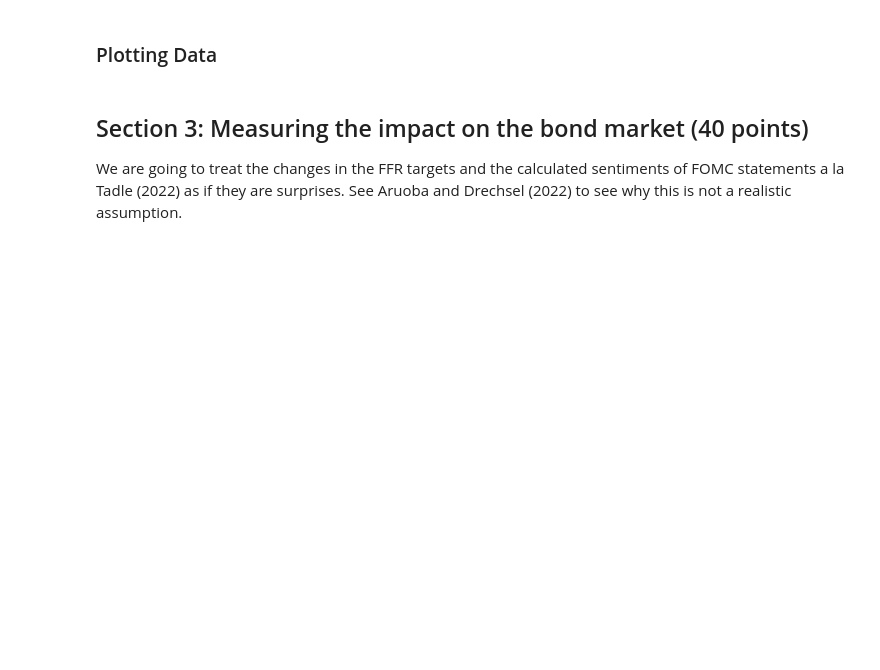
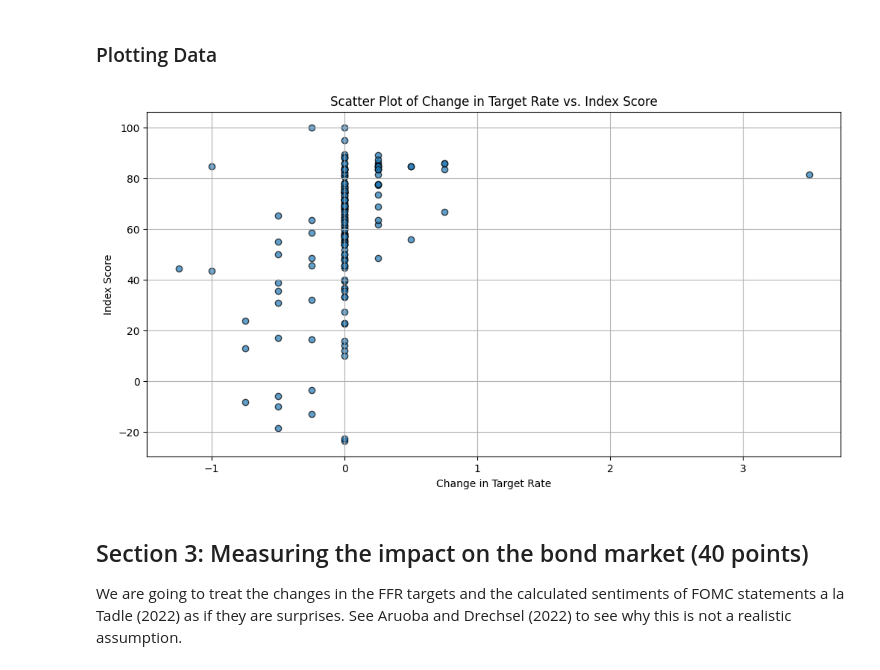
Before and after one commit to AntonioPineda29/Topics_Economics, a Jupyter notebook: 02_FOMC_statements_v4.ipynb, the cells around one changed output. Saved outputs shown, nothing was run; the diff lists cells and outputs as text; code cells hidden in the pictures; blank space fills up the shorter version.

```diff
--- a/02_FOMC_statements_v4.ipynb
+++ b/02_FOMC_statements_v4.ipynb
@@ -666,13 +697,15 @@ fred = Fred(api_key = fred_api_key)
 # %%
-dfedtar_data = fred.get_series('DFEDTAR')
-dfedtaru_data = fred.get_series('DFEDTARU')
+# dfedtar_data = fred.get_series('DFEDTAR')
+# dfedtaru_data = fred.get_series('DFEDTARU')
 
-fed_data = pd.DataFrame({'DFEDTAR': dfedtar_data, 'DFEDTARU': dfedtaru_data})
+# fed_data = pd.DataFrame({'DFEDTAR': dfedtar_data, 'DFEDTARU': dfedtaru_data})
 
-cutoff_date = pd.Timestamp('2008-12-15')
-fed_data['Target_Rate'] = fed_data.apply(
-    lambda row: row['DFEDTAR'] if row.name <= cutoff_date else row['DFEDTARU'], axis=1)
+# cutoff_date = pd.Timestamp('2008-12-15')
 
-fed_data = fed_data.drop(columns=['DFEDTAR', 'DFEDTARU'])
+# # Assign 'Target_Rate' based on the cutoff date condition
+# fed_data['Target_Rate'] = fed_data['DFEDTAR']
+# fed_data.loc[fed_data.index > cutoff_date, 'Target_Rate'] = fed_data['DFEDTARU']
 
-fed_data.head()
+# fed_data = fed_data.drop(columns=['DFEDTAR', 'DFEDTARU'])
+
+# fed_data.head()
@@ -681,8 +712,9 @@ AttributeError: 'xml.etree.ElementTree.Element' object has no attribute 'getchil
 # %%
-fed_data.index = pd.to_datetime(fed_data.index)
+#fed_data.index = pd.to_datetime(fed_data.index)
+date_indx_score_df.reset_index(inplace = True)
 date_indx_score_df['Date'] = pd.to_datetime(date_indx_score_df['Date'])
 
-merged_data = pd.merge(date_indx_score_df, fed_data, left_on='Date', right_index=True, how='inner')
-merged_data['Change_Target_Rate'] = merged_data['Target_Rate'].diff()
+doc_index_score_ffr_target_df = pd.merge(date_indx_score_df, fed_data, left_on = 'Date', right_on = 'Date', how = 'inner')
+doc_index_score_ffr_target_df['MOPL'] = doc_index_score_ffr_target_df['Target_Rate'].diff()
 
-merged_data.head()
+doc_index_score_ffr_target_df.head()
@@ -690,14 +729,16 @@ merged_data.head()
 ### Plotting Data
 # %%
 plt.figure(figsize=(12, 6))
-plt.scatter(merged_data['Change_Target_Rate'], merged_data['Index Score'], alpha=0.7, edgecolor='k')
+plt.scatter(doc_index_score_ffr_target_df['MOPL'], doc_index_score_ffr_target_df['Index Score'], alpha=0.7, edgecolor='k')
 
 plt.xlabel('Change in Target Rate')
 plt.ylabel('Index Score')
 plt.title('Scatter Plot of Change in Target Rate vs. Index Score')
 
 plt.grid()
 plt.show()
+# %% [output]
+[figure, added]
 # %% [markdown]
 ## Section 3: Measuring the impact on the bond market (40 points)
 
```
Also changed, not shown: parts of 17 cells of this notebook.
